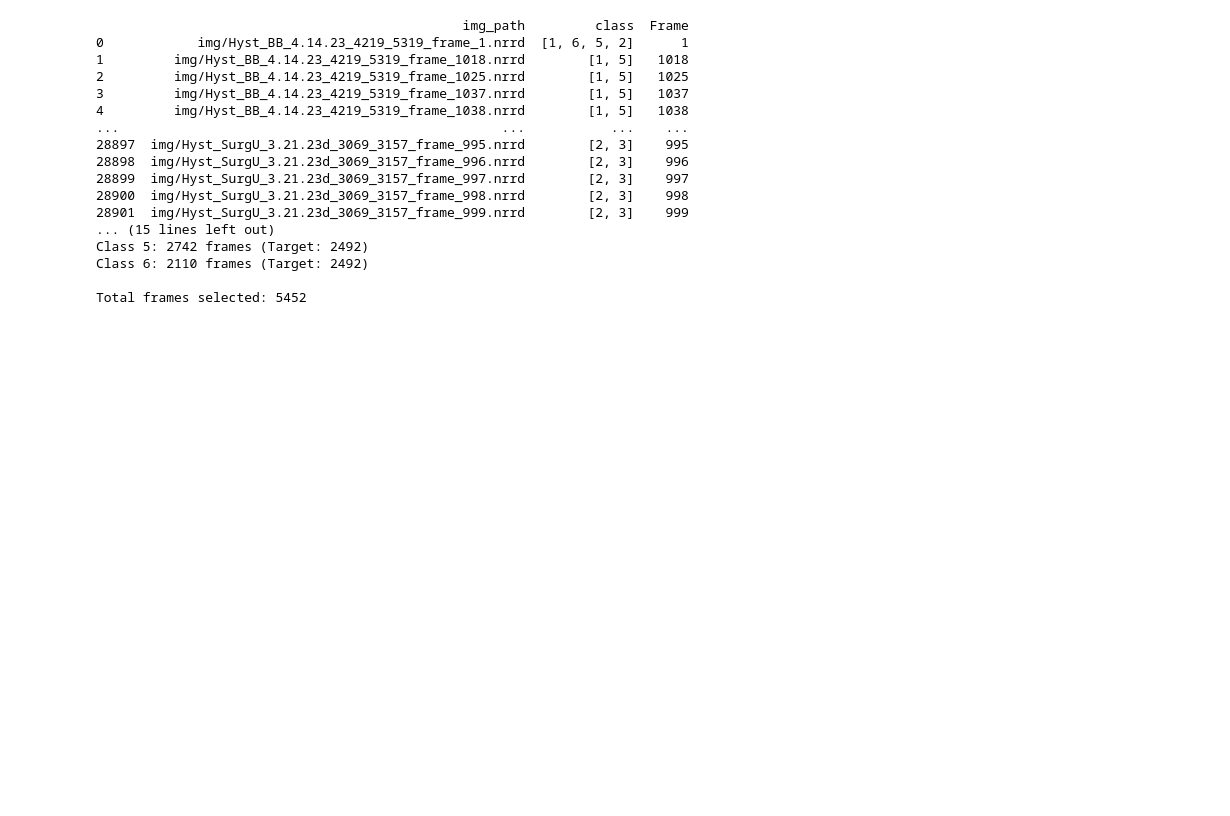
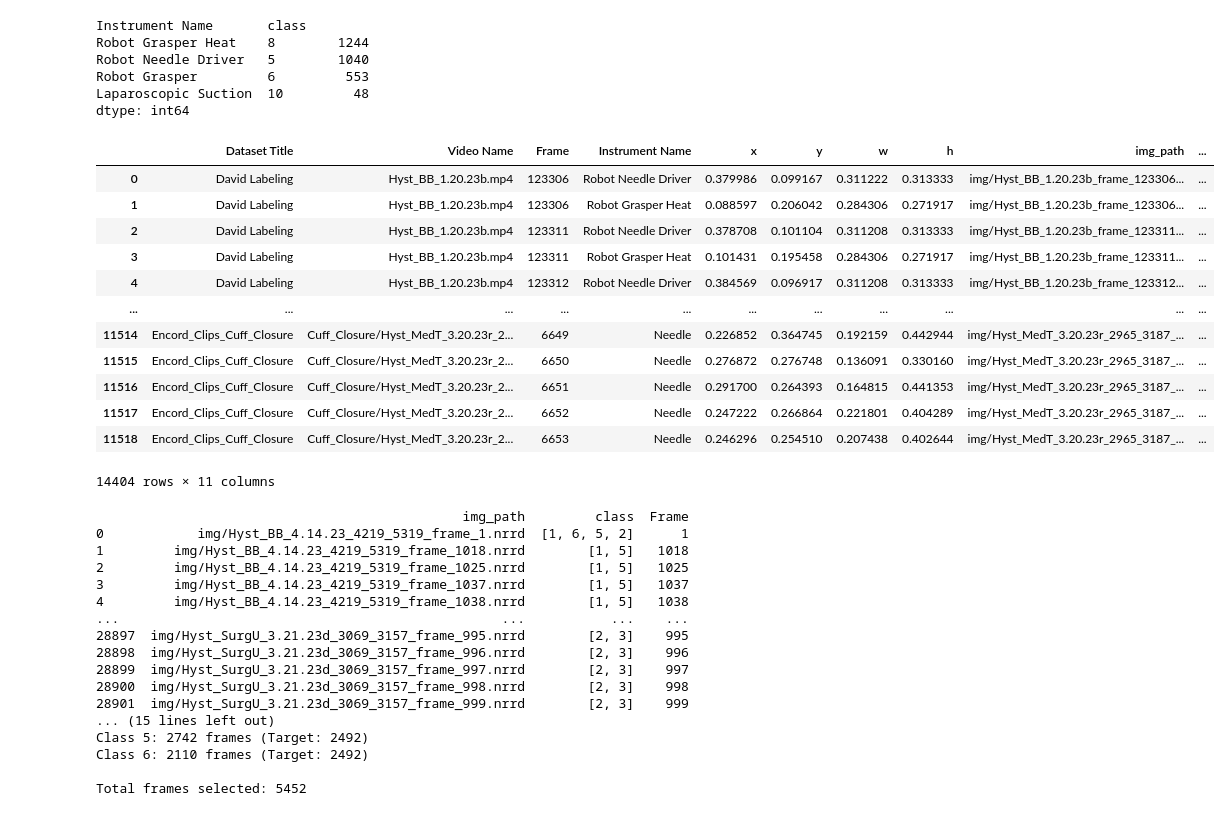
Before and after one commit to lucieDLE/hysterectomy-coach, a Jupyter notebook: src/py/notebooks/instruments_distribution.ipynb, the cells around one changed output. Cells and saved outputs as stored; diff of their text form; code cells hidden in the pictures; blank space fills up the shorter version.

```diff
--- a/src/py/notebooks/instruments_distribution.ipynb
+++ b/src/py/notebooks/instruments_distribution.ipynb
@@ -21,0 +39,7 @@ dtype: int64
+# %%
+df = pd.DataFrame()
+
+for csv in csv_val:
+  df_csv = pd.read_csv(os.path.join(csv_dir, csv))
+  print(df_csv.head())
+  df = pd.concat([df, df_csv])
@@ -21,0 +66,34 @@ dtype: int64
+# %%
+df[['Instrument Name', 'class']].value_counts()
+# %% [output]
+Instrument Name       class
+Robot Grasper Heat    8        1244
+Robot Needle Driver   5        1040
+Robot Grasper         6         553
+Laparoscopic Suction  10         48
+dtype: int64
+# %%
+df_existing = pd.read_csv('/MEDUSA_STOR/jprieto/surgery_tracking/csv/dataset_6_classes_train_test.csv')
+df_existing = df_existing[['Dataset Title',	'Video Name',	'Frame', 'Instrument Name',	'x',	'y',	'w',	'h',	'img_path',	'seg_path',	'class']]
+# %%
+df = df.rename(columns={'Dataset':'Dataset Title'})
+df = df[ ['Dataset Title',	'Video Name',	'Frame', 'Instrument Name',	'x',	'y',	'w',	'h',	'img_path',	'seg_path',	'class']]
+# %%
+df_new_train = pd.concat([df, df_existing])
+# df_new_train.to_csv('dataset_train_train.csv')
+# %%
+df_new_train
+# %% [output]
+|  | Dataset Title | Video Name | Frame | Instrument Name | x | y | w | h | img_path | ... |
+| 0 | David Labeling | Hyst_BB_1.20.23b.mp4 | 123306 | Robot Needle Driver | 0.379986 | 0.099167 | 0.311222 | 0.313333 | img/Hyst_BB_1.20.23b_frame_123306... | ... |
+| 1 | David Labeling | Hyst_BB_1.20.23b.mp4 | 123306 | Robot Grasper Heat | 0.088597 | 0.206042 | 0.284306 | 0.271917 | img/Hyst_BB_1.20.23b_frame_123306... | ... |
+| 2 | David Labeling | Hyst_BB_1.20.23b.mp4 | 123311 | Robot Needle Driver | 0.378708 | 0.101104 | 0.311208 | 0.313333 | img/Hyst_BB_1.20.23b_frame_123311... | ... |
+| 3 | David Labeling | Hyst_BB_1.20.23b.mp4 | 123311 | Robot Grasper Heat | 0.101431 | 0.195458 | 0.284306 | 0.271917 | img/Hyst_BB_1.20.23b_frame_123311... | ... |
+| 4 | David Labeling | Hyst_BB_1.20.23b.mp4 | 123312 | Robot Needle Driver | 0.384569 | 0.096917 | 0.311208 | 0.313333 | img/Hyst_BB_1.20.23b_frame_123312... | ... |
+| ... | ... | ... | ... | ... | ... | ... | ... | ... | ... | ... |
+| 11514 | Encord_Clips_Cuff_Closure | Cuff_Closure/Hyst_MedT_3.20.23r_2... | 6649 | Needle | 0.226852 | 0.364745 | 0.192159 | 0.442944 | img/Hyst_MedT_3.20.23r_2965_3187_... | ... |
+| 11515 | Encord_Clips_Cuff_Closure | Cuff_Closure/Hyst_MedT_3.20.23r_2... | 6650 | Needle | 0.276872 | 0.276748 | 0.136091 | 0.330160 | img/Hyst_MedT_3.20.23r_2965_3187_... | ... |
+| 11516 | Encord_Clips_Cuff_Closure | Cuff_Closure/Hyst_MedT_3.20.23r_2... | 6651 | Needle | 0.291700 | 0.264393 | 0.164815 | 0.441353 | img/Hyst_MedT_3.20.23r_2965_3187_... | ... |
+| 11517 | Encord_Clips_Cuff_Closure | Cuff_Closure/Hyst_MedT_3.20.23r_2... | 6652 | Needle | 0.247222 | 0.266864 | 0.221801 | 0.404289 | img/Hyst_MedT_3.20.23r_2965_3187_... | ... |
+| 11518 | Encord_Clips_Cuff_Closure | Cuff_Closure/Hyst_MedT_3.20.23r_2... | 6653 | Needle | 0.246296 | 0.254510 | 0.207438 | 0.402644 | img/Hyst_MedT_3.20.23r_2965_3187_... | ... |
+14404 rows × 11 columns
```
Also changed, not shown: parts of 8 cells of this notebook, 6 other files.
